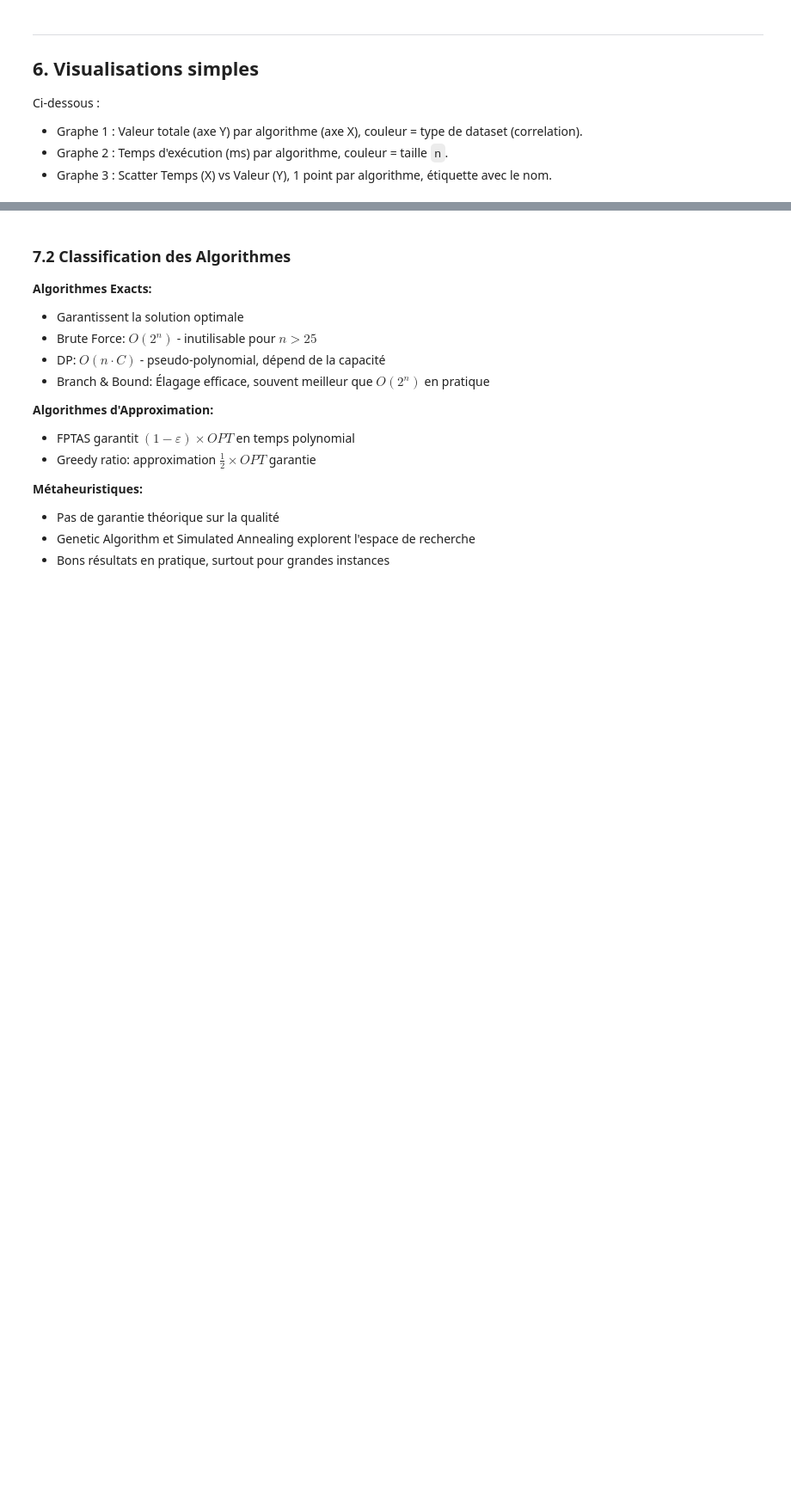
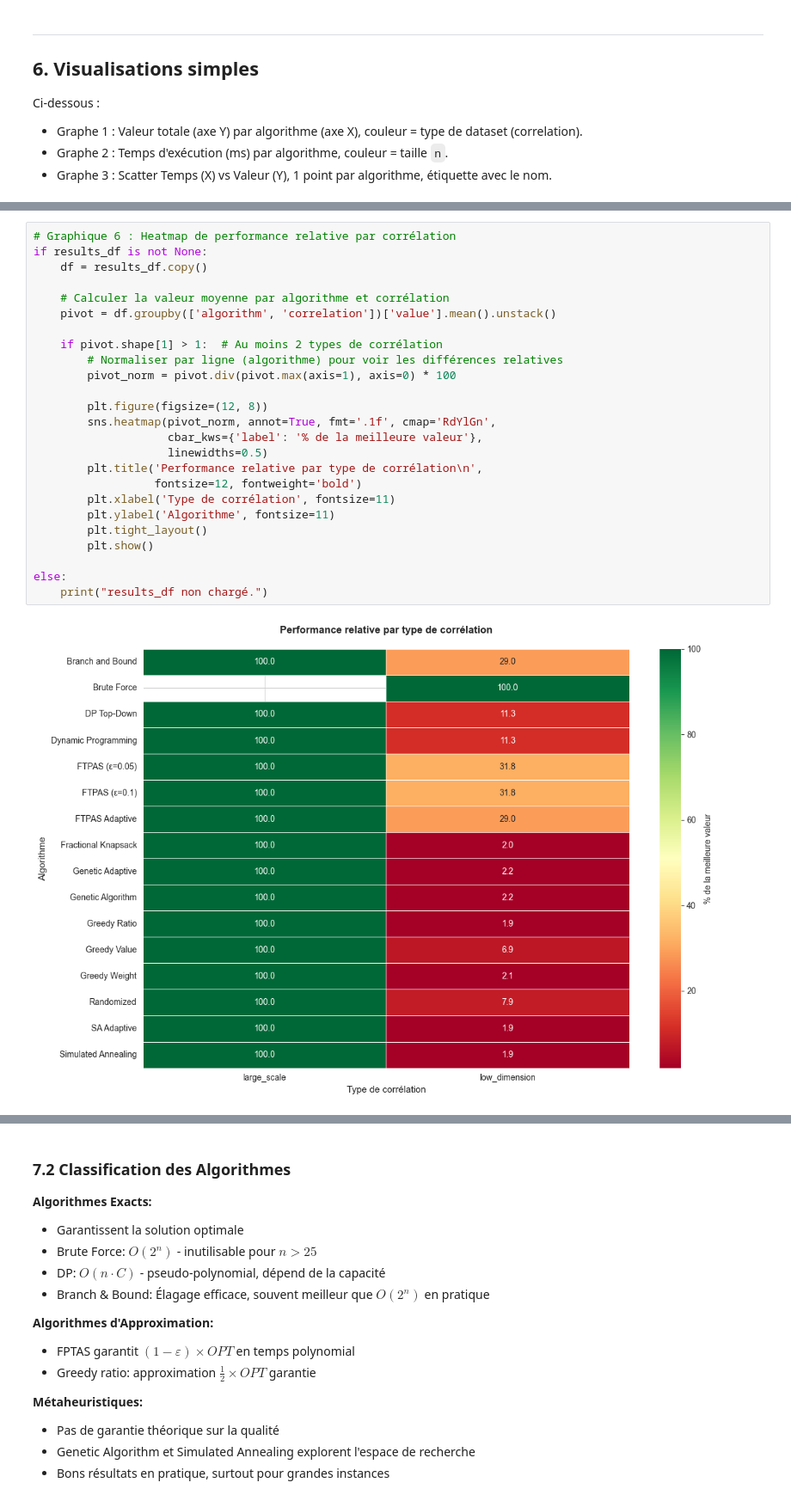
Before and after one commit to 777Arman/projet_advanced_algo, a Jupyter notebook: algo/knapsack_project.ipynb, the cells around one changed output, grey strips where cells are left out. Shown at 86% size. Drawn from its saved outputs; the diff is of its cells as text; blank space fills up the shorter version.

```diff
--- a/algo/knapsack_project.ipynb
+++ b/algo/knapsack_project.ipynb
@@ -1489,0 +2034,27 @@ else:
+# %%
+# Graphique 6 : Heatmap de performance relative par corrélation
+if results_df is not None:
+    df = results_df.copy()
+
+    # Calculer la valeur moyenne par algorithme et corrélation
+    pivot = df.groupby(['algorithm', 'correlation'])['value'].mean().unstack()
+
+    if pivot.shape[1] > 1:  # Au moins 2 types de corrélation
+        # Normaliser par ligne (algorithme) pour voir les différences relatives
+        pivot_norm = pivot.div(pivot.max(axis=1), axis=0) * 100
+
+        plt.figure(figsize=(12, 8))
+        sns.heatmap(pivot_norm, annot=True, fmt='.1f', cmap='RdYlGn',
+                    cbar_kws={'label': '% de la meilleure valeur'},
+                    linewidths=0.5)
+        plt.title('Performance relative par type de corrélation\n',
+                  fontsize=12, fontweight='bold')
+        plt.xlabel('Type de corrélation', fontsize=11)
+        plt.ylabel('Algorithme', fontsize=11)
+        plt.tight_layout()
+        plt.show()
+
+else:
+    print("results_df non chargé.")
+# %% [output]
+[figure, added]
```
Also changed, not shown: parts of 24 cells of this notebook, 38 other files.
